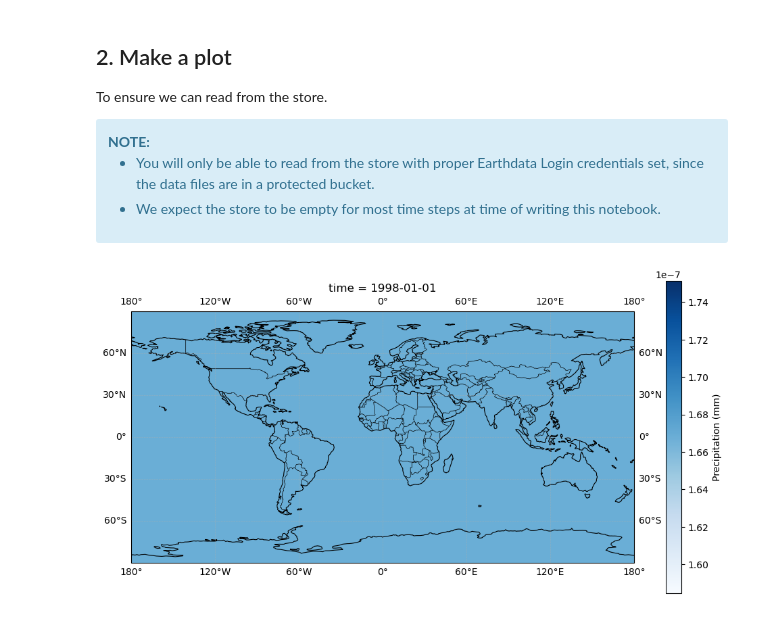
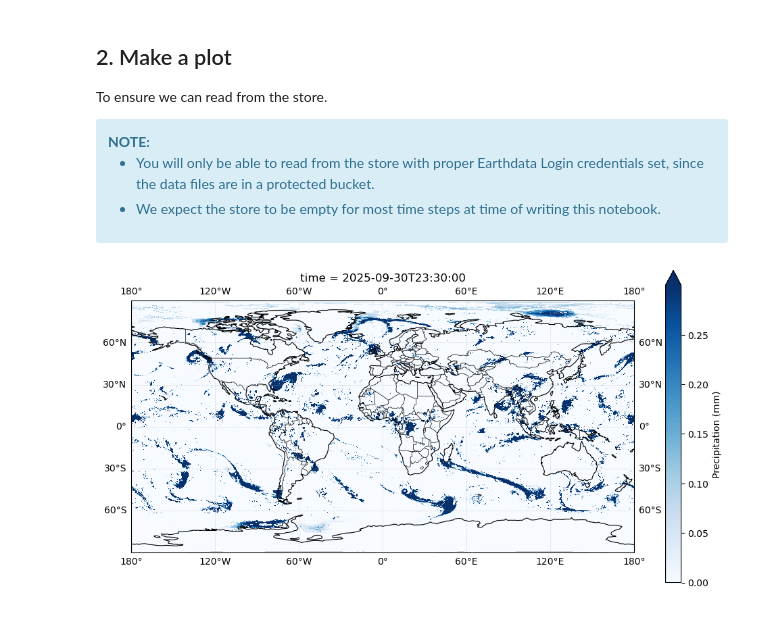
Before and after one commit to virtual-zarr/gpmimerghh-virtualizarr-data-pipeline, a Jupyter notebook: demo.ipynb, the cells around one changed output. Saved outputs shown, nothing was run; the diff lists cells and outputs as text; code cells hidden in the pictures.

```diff
--- a/demo.ipynb
+++ b/demo.ipynb
@@ -43,26 +106,26 @@ To ensure we can read from the store.
 # %%
 fig, ax = plt.subplots(figsize=(12, 6), subplot_kw={"projection": ccrs.PlateCarree()})
 
-data = ds.precipitation[0, :, :].transpose("lat", "lon")
+data = ds.precipitation[-1, :, :].transpose("lat", "lon")
 
 vmin = float(data.quantile(0.05))
 vmax = float(data.quantile(0.95))
 
 data.plot(
     ax=ax,
     transform=ccrs.PlateCarree(),
     cmap="Blues",
     vmin=vmin,
     vmax=vmax,
     cbar_kwargs={"label": "Precipitation (mm)"},
 )
 
 ax.add_feature(cfeature.COASTLINE, linewidth=0.8)
 ax.add_feature(cfeature.BORDERS, linewidth=0.5)
 ax.add_feature(cfeature.LAND, facecolor="lightgray", zorder=0)  # land background
 ax.add_feature(cfeature.OCEAN, facecolor="aliceblue", zorder=0)  # ocean background
 ax.gridlines(draw_labels=True, linewidth=0.5, linestyle="--", alpha=0.5)
 
 plt.show()
 # %% [output]
-[figure, old version]
+[figure, new version]
```
Also changed, not shown: parts of 1 cell of this notebook.
